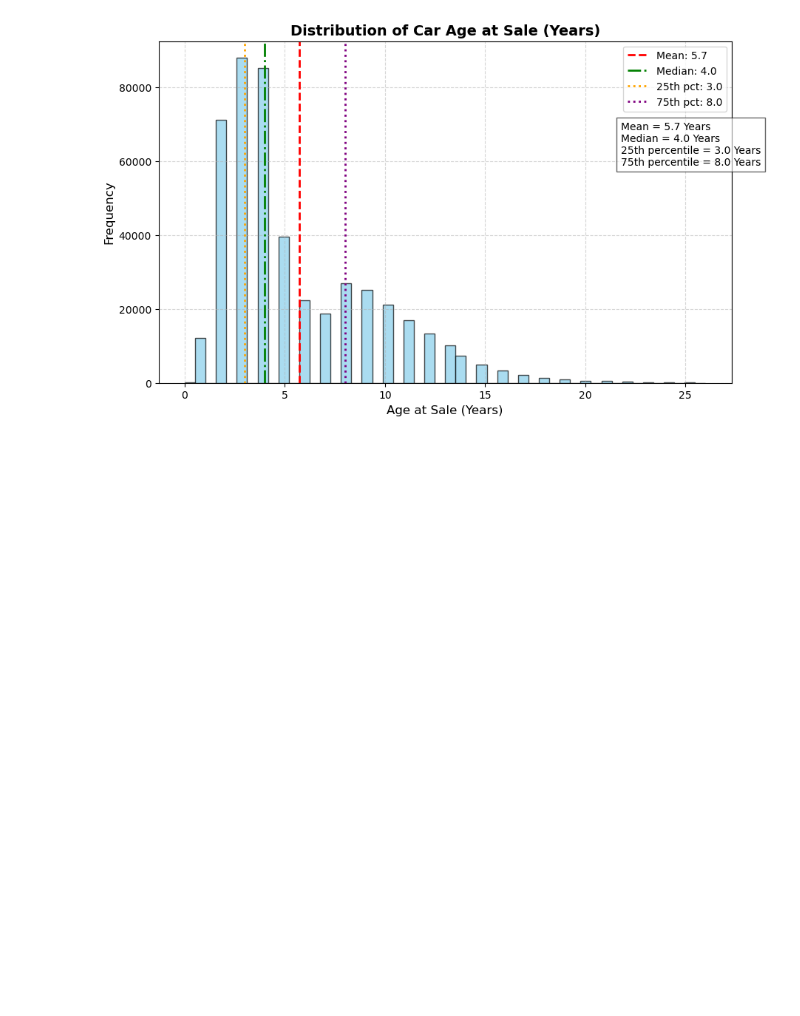
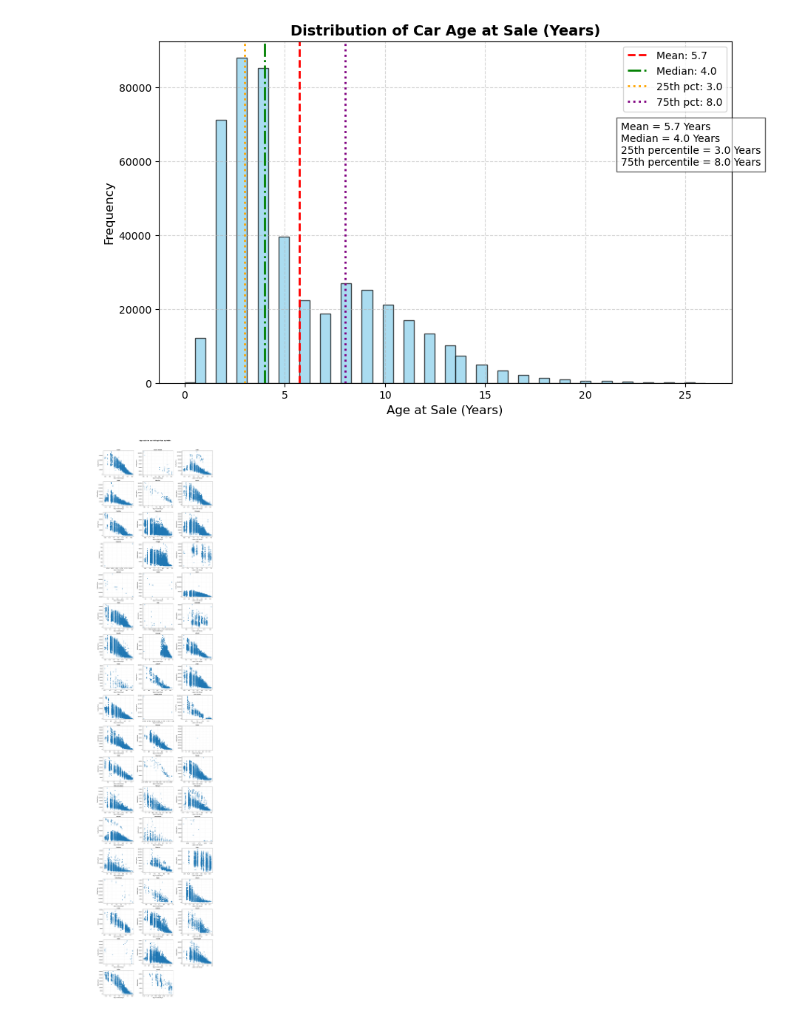
Before and after one commit to ZacharyGott/cmsc320-final-project, a Jupyter notebook: main.ipynb, the cells around one changed output. Saved outputs shown, nothing was run; the diff lists cells and outputs as text; code cells hidden in the pictures; blank space fills up the shorter version.

Commit message:
Log scatters

```diff
--- a/main.ipynb
+++ b/main.ipynb
@@ -247,3 +247,31 @@ plt.show()
 [figure]
 # %%
 grouped_by_make = car_sales_df.groupby("make")
+
+n = len(grouped_by_make)
+cols = 3  # adjust as you like
+rows = math.ceil(n / cols)
+
+fig, axes = plt.subplots(rows, cols, figsize=(15, 4 * rows))
+axes = axes.flatten()
+
+for i, (make, group) in enumerate(grouped_by_make):
+    group = group[group["age_at_sale"].dt.days != 0]
+    ax = axes[i]
+    ax.scatter(group["age_at_sale"].dt.days.apply(math.log), group["sellingprice"], alpha=0.6)
+    ax.set_title(make, fontsize=10, fontweight="bold")
+    ax.set_xlabel("Age at Sale (days)")
+    ax.set_ylabel("Selling Price")
+    ax.grid(True, linestyle="--", alpha=0.3)
+
+# Hide unused subplots
+for j in range(i + 1, len(axes)):
+    axes[j].axis("off")
+
+fig.suptitle("Age at Sale vs Selling Price by Make", fontsize=14, fontweight="bold")
+fig.tight_layout(rect=[0, 0, 1, 0.97])
+plt.show()
+
+# display(grouped_by_make.groups)
+# %% [output]
+[figure, added]
```
